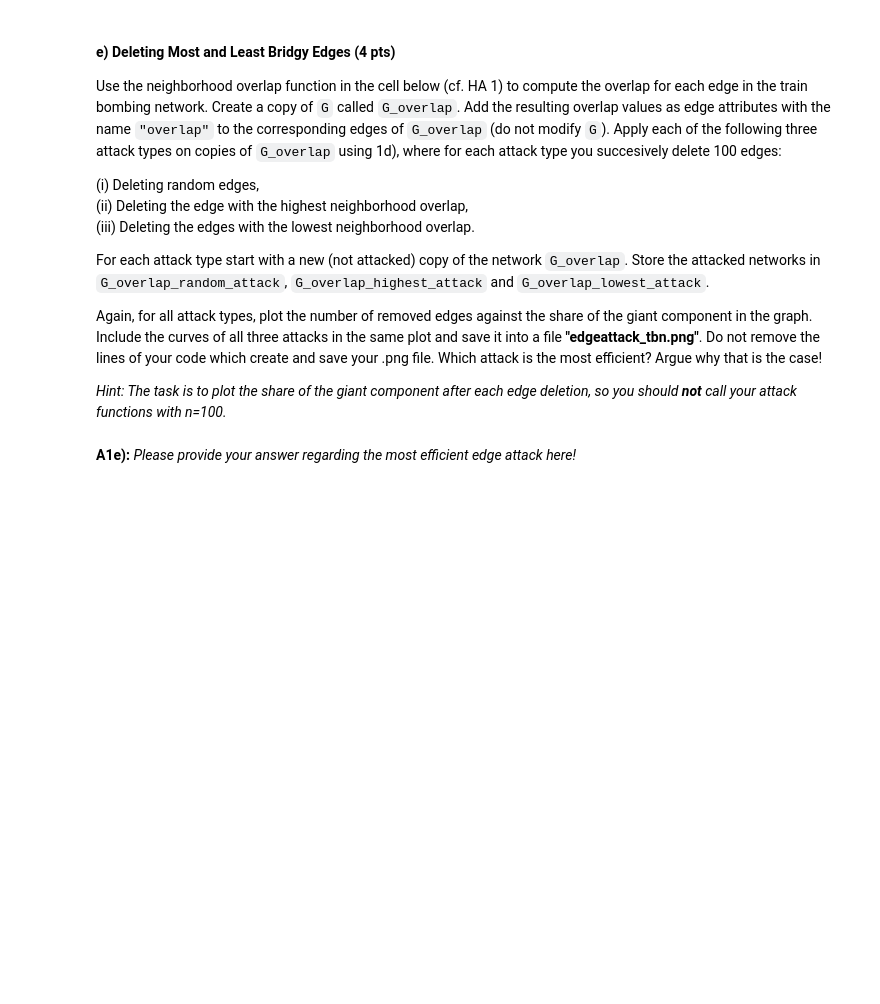
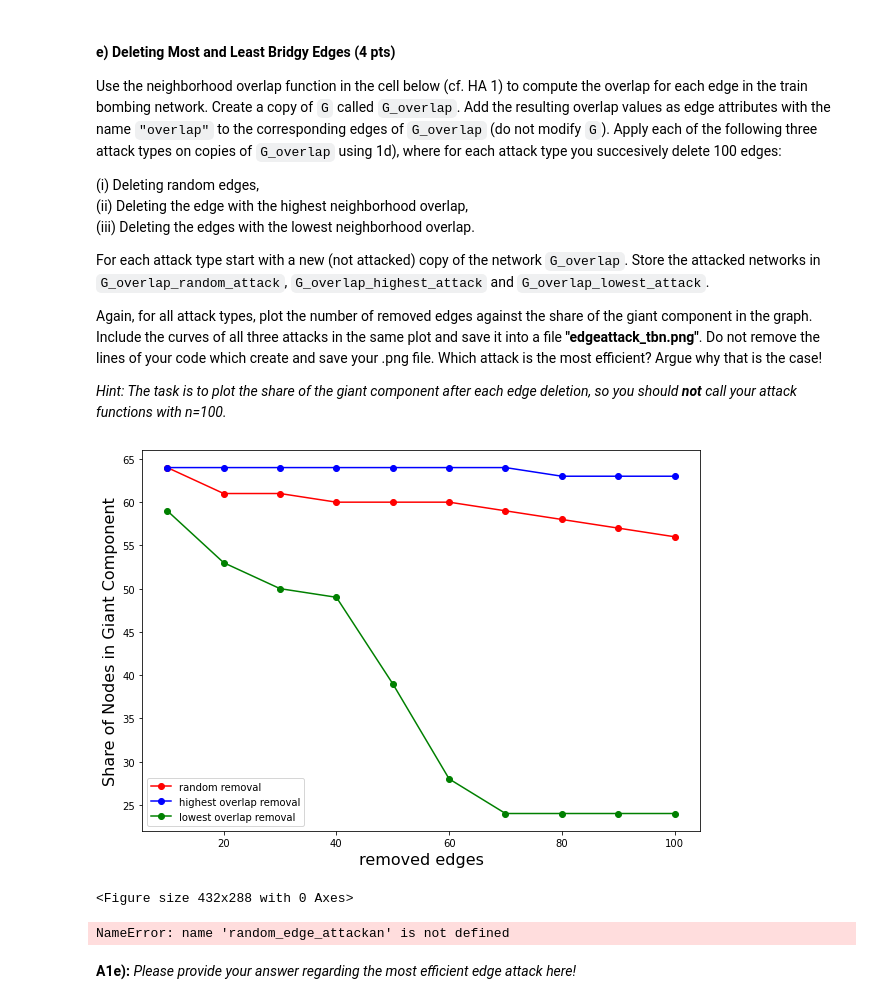
Before and after one commit to sunwen0120/social_network, a Jupyter notebook: homework_2/wen_sun_homeassignment2.ipynb, the cells around one changed output. Cells and saved outputs as stored; diff of their text form; code cells hidden in the pictures; blank space fills up the shorter version.

```diff
--- a/homework_2/wen_sun_homeassignment2.ipynb
+++ b/homework_2/wen_sun_homeassignment2.ipynb
@@ -457,7 +451,85 @@ G_overlap = ...
+# %%
+G_overlap = G.copy()
+#add edge attribute 'overlap' to store the overlap value of all edges
+for (u,v) in G_overlap.edges:
+    overlap = neighborhood_overlap((u,v), G_overlap)
+    G_overlap[u][v]['overlap'] = overlap
+# %%
+# random edges attack
+rep = 10 #num of iterations
+count = 0
+EA_1 = G_overlap.copy()
+Max_CC_EA_1 = []
+removed_edges = 0
+num_removed = []
+while (count < rep):
+#     N = EA_1.number_of_edges()
+    random_edge_attack(EA_1,10) # each iteration detele 10 random edges
+    Len_CC_EA_1 = [len(c) for c in sorted(nx.connected_components(EA_1), key=len, reverse=True)][0]
+#     Len_CC_EA_1 /= N
+    Max_CC_EA_1.append(Len_CC_EA_1)
+    count = count + 1
+    removed_edges = count*10
+    num_removed.extend([removed_edges])
+# print(nx.info(EA_1))
+# print(Max_CC_EA_1)
+
+# do target edges attack to delete 100 highest overlap edges
+count = 0
+EA_2 = G_overlap.copy()
+Max_CC_EA_2 = []
+removed_edges = 0
+num_removed = []
+while (count < rep):
+#     N = EA_2.number_of_edges()
+    target_edge_attack(EA_2,10,'overlap',True) # each iteration detele 10 highest overlap edges
+    Len_CC_EA_2 = [len(c) for c in sorted(nx.connected_components(EA_2), key=len, reverse=True)][0]
+#     Len_CC_EA_2 /= N
+    Max_CC_EA_2.append(Len_CC_EA_2)
+    count = count + 1
+    removed_edges = count*10
+    num_removed.extend([removed_edges])
+# print(nx.info(EA_2))
+# print(Max_CC_EA_2)
+
+# do target edges attack to delete 100 lowest overlap edges
+count = 0
+EA_3 = G_overlap.copy()
+Min_CC_EA_3 = []
+removed_edges = 0
+num_removed = []
+while (count < rep):
+#     N = EA_3.number_of_edges()
+    target_edge_attack(EA_3,10,'overlap',False) # each iteration detele 10 lowest overlap edges
+    Len_CC_EA_3 = [len(c) for c in sorted(nx.connected_components(EA_3), key=len, reverse=True)][0]
+#     Len_CC_EA_3 /= N
+    Min_CC_EA_3.append(Len_CC_EA_3)
+    count = count + 1
+    removed_edges = count*10
+    num_removed.extend([removed_edges])
+# print(nx.info(EA_3))
+# print(Min_CC_EA_3)
+
+fig = plt.figure(figsize=(10,7))
+plt.plot(num_removed, Max_CC_EA_1, '-o',color='red',label='random removal')
+plt.plot(num_removed, Max_CC_EA_2, '-o',color='blue',label='highest overlap removal')
+plt.plot(num_removed, Min_CC_EA_3, '-o',color='green',label='lowest overlap removal')
+plt.xscale('linear')
+plt.xlabel('removed edges', fontsize=16)
+plt.ylabel('Share of Nodes in Giant Component', fontsize=16)
+
+plt.legend()
+plt.show()
+plt.savefig("edgeattack_tbn.png")
+# %% [output]
+[figure, added]
+<Figure size 432x288 with 0 Axes>
 # %%
-G_overlap_random_attack = ...
+G_overlap_random_attack = random_edge_attackan(G_overlap, 10)
 G_overlap_highest_attack = ...
 G_overlap_lowest_attack = ...
+# %% [output]
+NameError: name 'random_edge_attackan' is not defined
 # %% [markdown]
 **A1e):** _Please provide your answer regarding the most efficient edge attack here!_
 # %% [markdown]
```
Also changed, not shown: parts of 6 cells of this notebook, 2 other files.
